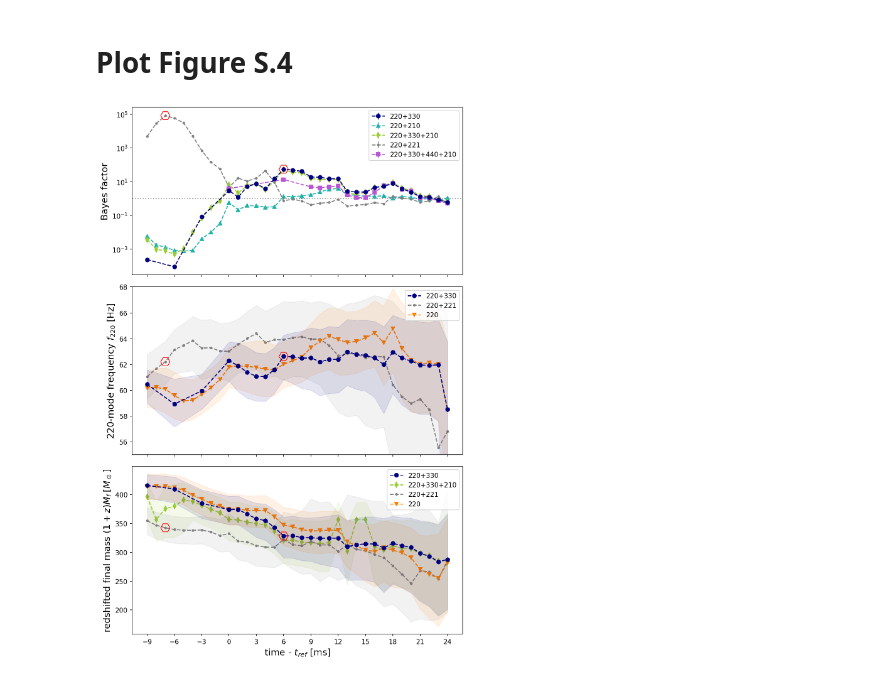
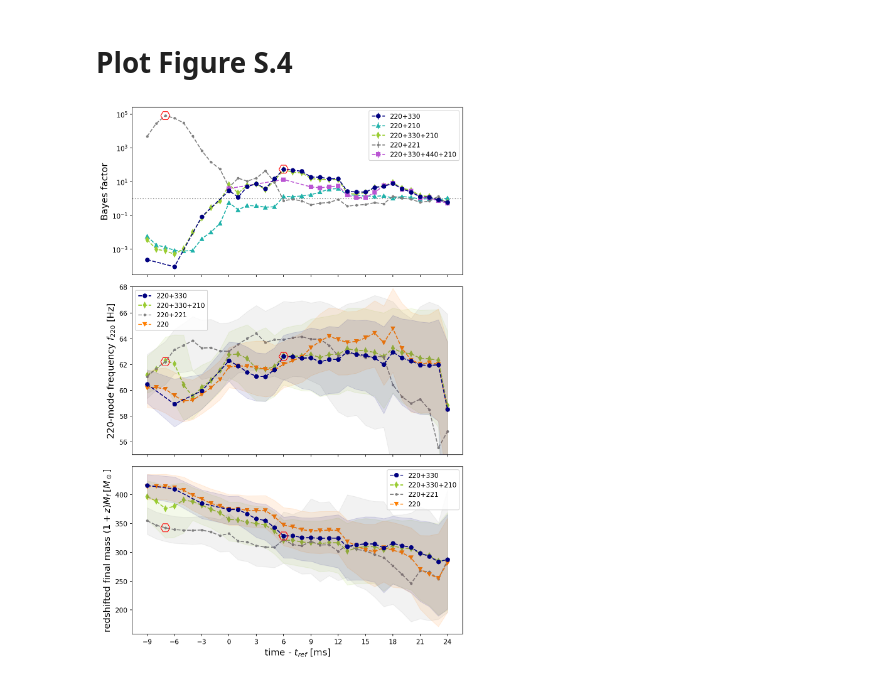
Before and after one commit to gwastro/BH-Spectroscopy-GW190521, a Jupyter notebook: figures/figure2_S4_notebook.ipynb, the cells around one changed output. Saved outputs shown, nothing was run; the diff lists cells and outputs as text; code cells hidden in the pictures.

Commit message:
update figures 2 and s4

```diff
--- a/figures/figure2_S4_notebook.ipynb
+++ b/figures/figure2_S4_notebook.ipynb
@@ -310,11 +310,14 @@ ax[0].set_yscale("log")
 
 # Panel 2 #########################################
 modes = ['220_330',
+         '220_330_210',
          '220_221',
-         '220'
+         '220',
+         #'220_330_440_210'
         ]
-colours = ['navy', 'gray', '#ff7f00']
-markers = ['o', '.', 'v']
+
+colours = ['navy', 'yellowgreen', 'gray', '#ff7f00']#,'mediumorchid']
+markers = ['o', 'd', '.', 'v']#, 's']
 param = 'f220'
 
 for count, mode in enumerate(modes):
@@ -359,14 +362,14 @@ ax[1].legend()
 
 
 # Panel 3 #########################################
-modes = ['220_330',
-         '220_330_210',
-         '220_221',
-         '220'
-        ]
+#modes = ['220_330',
+#         '220_330_210',
+#         '220_221',
+#         '220'
+#        ]
 
-colours = ['navy', 'yellowgreen', 'gray', '#ff7f00']
-markers = ['o', 'd', '.', 'v']
+#colours = ['navy', 'yellowgreen', 'gray', '#ff7f00']
+#markers = ['o', 'd', '.', 'v']
 param = 'final_mass'
 
 for count, mode in enumerate(modes):
@@ -386,31 +389,31 @@ for count, mode in enumerate(modes):
                label=mode.replace('_','+'),
                color=colours[count],
                marker=markers[count],
                ls='--',
                zorder=zord)
 
 ax[2].scatter(max221,
               median_vals['220_221'][param][max221],
               marker='H',
               color='red',
               facecolor='none',
               s=200,
               zorder=4)
 
 ax[2].scatter(max330,
               median_vals['220_330'][param][max330],
               marker='H',
               color='red',
               facecolor='none',
               s=200,
               zorder=4)
 
 ax[2].set_xlabel("time - $t_{\t{ref}}$ [ms]", fontsize=14)
 ax[2].set_ylabel("redshifted final mass $(1+z)M_f \: [M_\odot]$", fontsize=14)
 ax[2].legend()
 
 fig.tight_layout()
 fig.set_dpi(150)
 fig.savefig("../figures/FigureS4.png", dpi=300, bbox_inches='tight')
 # %% [output]
-[figure, old version]
+[figure, new version]
```
Also changed, not shown: 1 other file.
